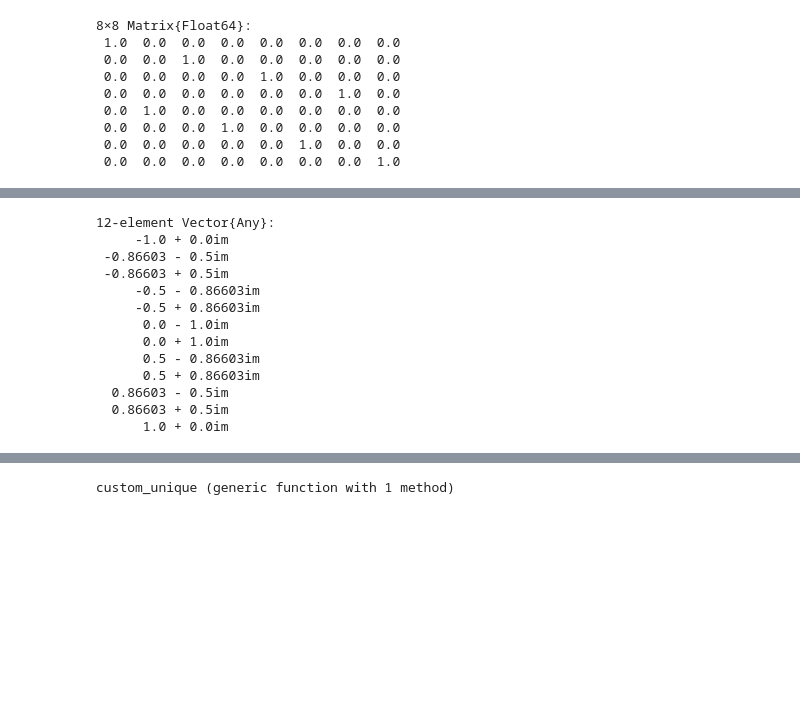
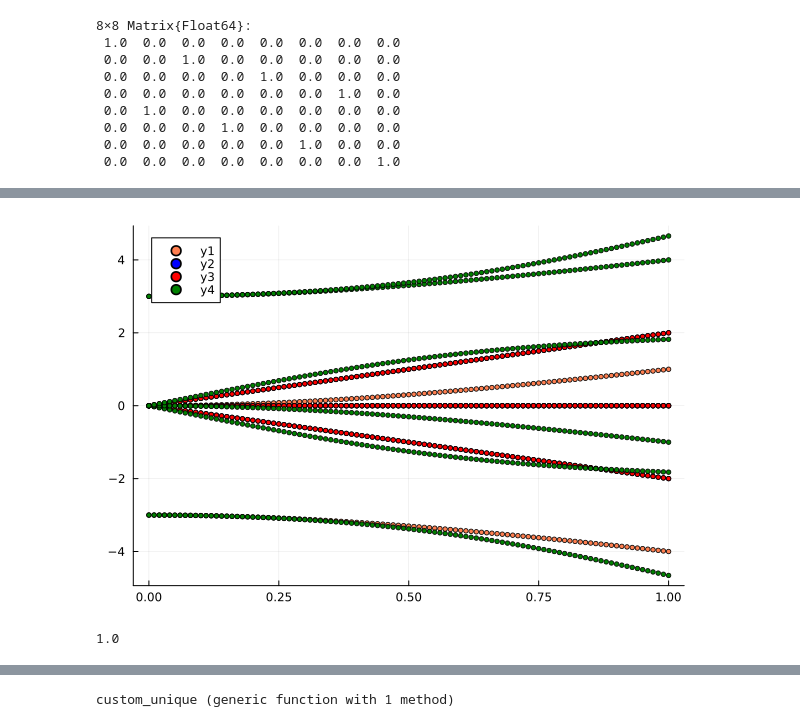
Before and after one commit to JorgeA22-cpu/ClaseComputo, a Jupyter notebook: Clases/Qubit.ipynb, the cells around one changed output, grey strips where cells are left out. Saved outputs shown, nothing was run; the diff lists cells and outputs as text; code cells hidden in the pictures; blank space fills up the shorter version.

Commit message:
"Falta hacer funcion los scatter para muchas particulas (muchos bloques)"

```diff
--- a/Clases/Qubit.ipynb
+++ b/Clases/Qubit.ipynb
@@ -104,0 +139,37 @@ valsK
+# %%
+N = 4
+listProj1 = []
+for b in 0:0.01:1
+     H1 = ProjectionParity(N,b,1,cerrada = false)
+     ValsProj1 = eigen(H1).values
+     append!(listProj1,map(x->[b,x],ValsProj1))
+end
+x_listProj = [l[1] for l in listProj1]
+y_listProj = [l[2] for l in listProj1]
+
+listProj2 = []
+for b in 0:0.01:1
+     H2 = ProjectionParity(N,b,2, cerrada = false)
+     ValsProj2 = eigen(H2).values
+     append!(listProj2,map(x->[b,x],ValsProj2))
+end
+x_listProj2 = [l[1] for l in listProj2]
+y_listProj2 = [l[2] for l in listProj2]
+
+listProj3 = []
+for b in 0:0.01:1
+     H3 = ProjectionParity(N,b,3, cerrada = false)
+     ValsProj3 = eigen(H3).values
+     append!(listProj3,map(x->[b,x],ValsProj3))
+end
+x_listProj3 = [l[1] for l in listProj3]
+y_listProj3 = [l[2] for l in listProj3]
+
+listProj4 = []
+for b in 0:0.01:1
+     H4 = ProjectionParity(N,b,4, cerrada = false)
+     ValsProj4 = eigen(H4).values
+     append!(listProj4,map(x->[b,x],ValsProj4))
+end
+x_listProj4 = [l[1] for l in listProj4]
+y_listProj4 = [l[2] for l in listProj4]
@@ -105,26 +194,25 @@ valsK
+# %%
+scatter(real(x_listProj),real(y_listProj), color = "coral", markersize =2.5)
+scatter!(real(x_listProj2), real(y_listProj2), color = "blue", markersize = 2.5)
+scatter!(real(x_listProj3), real(y_listProj3), color = "red", markersize = 2.5)
+scatter!(real(x_listProj4), real(y_listProj4), color = "green", markersize = 2.5)
+# %% [output]
+[figure, added]
 # %%
-rounded_vals = round.(valsK,digits=5)
-final_vals = []
-for (val, round_val) in zip(valsK, rounded_vals)
-    if norm(round_val - val) < 1e-3
-        push!(final_vals, round_val)
-    else
-        push!(final_vals, val)
+function roundedvals(valsK)
+    rounded_vals = round.(valsK,digits=5)
+    final_vals = []
+    for (val, round_val) in zip(valsK, rounded_vals)
+        if norm(round_val - val) < 1e-3
+            push!(final_vals, round_val)
+        else
+            push!(final_vals, val)
+        end
     end
+    final_vals_unique = unique(final_vals)
+    return final_vals_unique, final_vals
 end
-final_vals_unique = unique(final_vals)
 #rounded_vals
+roundedvals(valsK)[1][2]
 # %% [output]
-12-element Vector{Any}:
-     -1.0 + 0.0im
- -0.86603 - 0.5im
- -0.86603 + 0.5im
-     -0.5 - 0.86603im
-     -0.5 + 0.86603im
-      0.0 - 1.0im
-      0.0 + 1.0im
-      0.5 - 0.86603im
-      0.5 + 0.86603im
-  0.86603 - 0.5im
-  0.86603 + 0.5im
-      1.0 + 0.0im
+1.0
```
Also changed, not shown: parts of 9 cells of this notebook.
